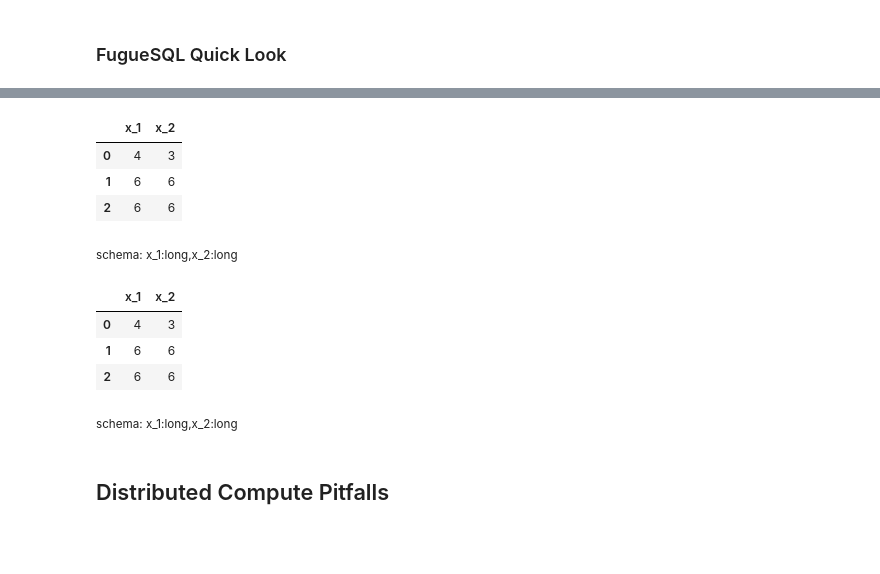
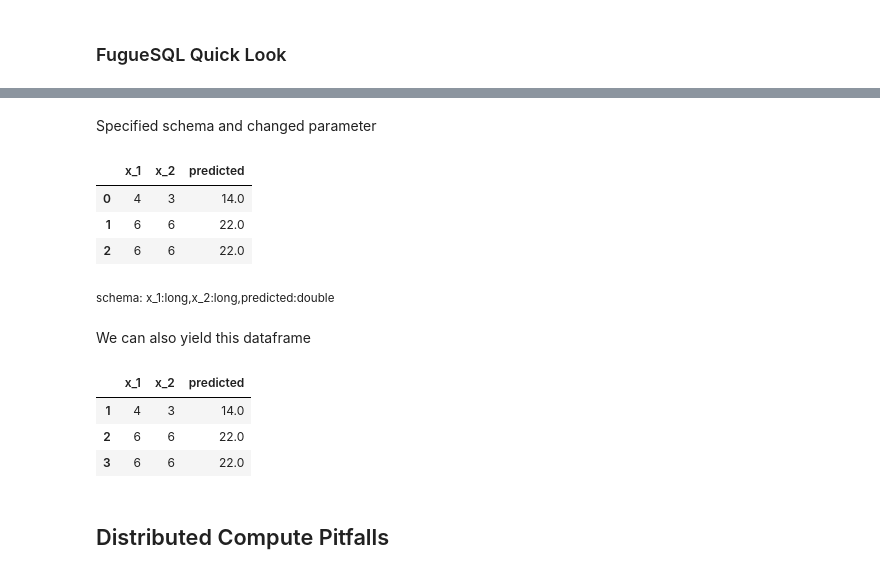
Before and after one commit to kvnkho/demos, a Jupyter notebook: fugue/demo/Fugue Demo.ipynb, the cells around one changed output, grey strips where cells are left out. Saved outputs shown, nothing was run; the diff lists cells and outputs as text; code cells hidden in the pictures; blank space fills up the shorter version.

```diff
--- a/fugue/demo/Fugue Demo.ipynb
+++ b/fugue/demo/Fugue Demo.ipynb
@@ -241,4 +244,6 @@ from fugue_notebook import setup
 setup()
 # %% [output]
 [interactive output not drawn]
+# %% [markdown]
+Specified schema and changed parameter
 # %%
@@ -248,29 +253,38 @@ def predict(df: pd.DataFrame, n: int) -> pd.DataFrame:
 # %%
 %%fsql
 SELECT *
   FROM input_df
  WHERE x_1 >= 4
-TRANSFORM USING predict(n=1)
+TRANSFORM USING predict(n=1) DR
  PRINT
 # %% [output]
-|  | x_1 | x_2 |
-| 0 | 4 | 3 |
-| 1 | 6 | 6 |
-| 2 | 6 | 6 |
+|  | x_1 | x_2 | predicted |
+| 0 | 4 | 3 | 14.0 |
+| 1 | 6 | 6 | 22.0 |
+| 2 | 6 | 6 | 22.0 |
-schema: x_1:long,x_2:long
+schema: x_1:long,x_2:long,predicted:double
+# %% [markdown]
+We can also yield this dataframe
 # %%
-%%fsql dask
-SELECT *
-  FROM input_df
- WHERE x_1 >= 4
-TRANSFORM USING predict(n=1)
- PRINT
+%%fsql
+ddf = SELECT *
+        FROM input_df
+       WHERE x_1 >= 4
+   TRANSFORM USING predict(n=1)
+   YIELD DATAFRAME AS output
+
+ddf2 = SELECT *
+        FROM input_df
+       WHERE x_1 >= 4
+   TRANSFORM USING predict(n=1)
+   YIELD DATAFRAME AS output
-# %% [output]
-|  | x_1 | x_2 |
-| 0 | 4 | 3 |
-| 1 | 6 | 6 |
-| 2 | 6 | 6 |
-schema: x_1:long,x_2:long
+# %%
+output.as_pandas()
+# %% [output]
+|  | x_1 | x_2 | predicted |
+| 1 | 4 | 3 | 14.0 |
+| 2 | 6 | 6 | 22.0 |
+| 3 | 6 | 6 | 22.0 |
 # %% [markdown]
 ## Distributed Compute Pitfalls
 # %% [markdown]
```
Also changed, not shown: parts of 43 cells of this notebook, 19 other files.
